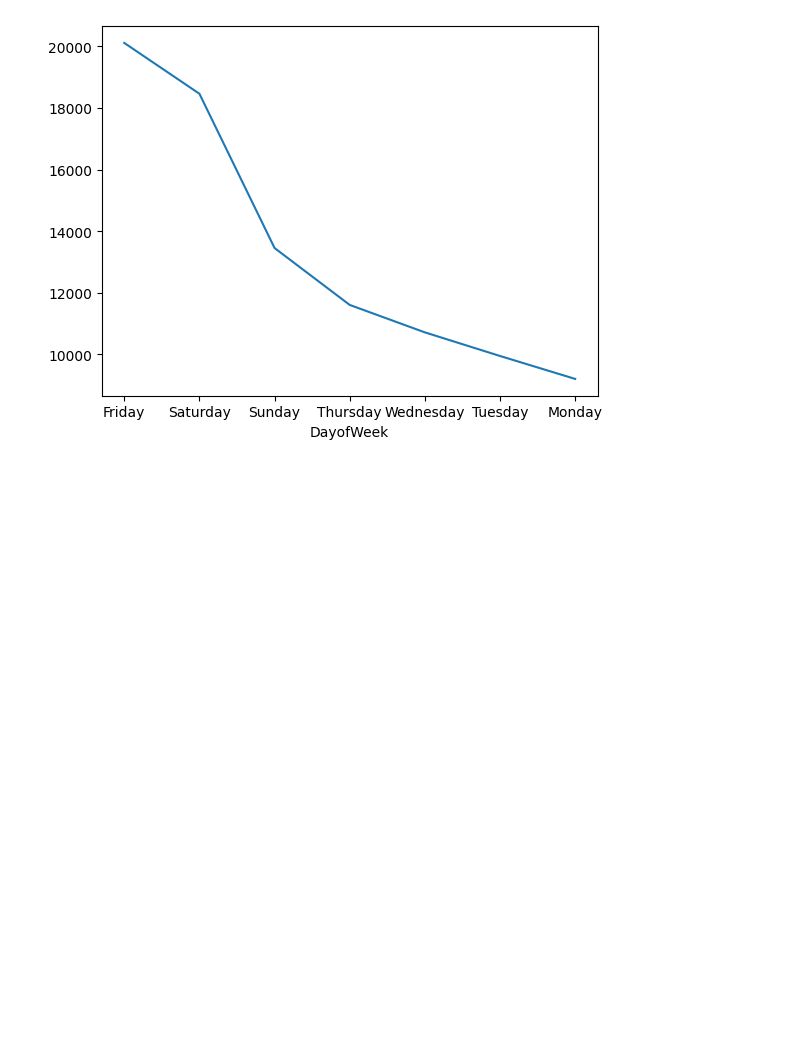
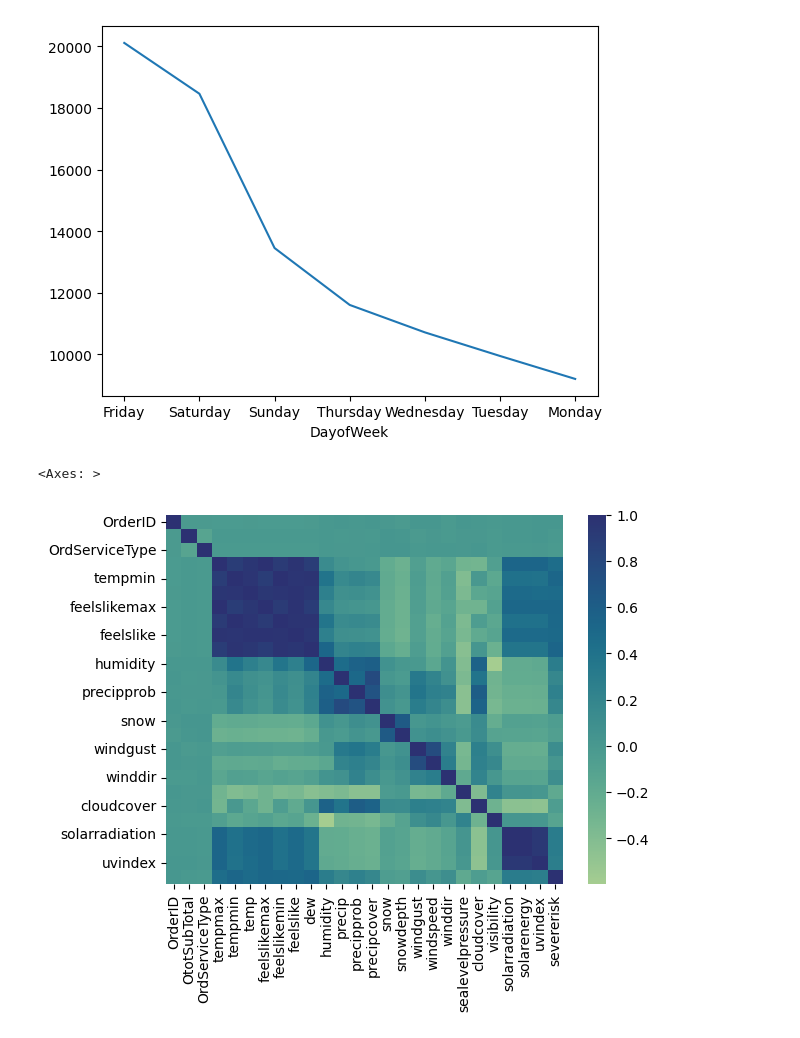
Before and after one commit to robertdfraley/PizzaWeatherPatterns, a Jupyter notebook: PizzaWeatherPattern.ipynb, the cells around one changed output. Cells and saved outputs as stored; diff of their text form; code cells hidden in the pictures; blank space fills up the shorter version.

Commit message:
Saving progress with testing visualization

```diff
--- a/PizzaWeatherPattern.ipynb
+++ b/PizzaWeatherPattern.ipynb
@@ -335,3 +334,8 @@ orders_per_day.plot()
 
 # stopping point for today - need to setup dataframe to hold columns of information I want to visualize - 7 wide bar chart for pizza sales per precipitation
 # or pizza sales per temperature - probably both.
+# %%
+sns.heatmap(corr_output, cmap='crest')
+# %% [output]
+<Axes: >
+[figure, added]
```
Also changed, not shown: parts of 2 cells of this notebook, 1 other file.
